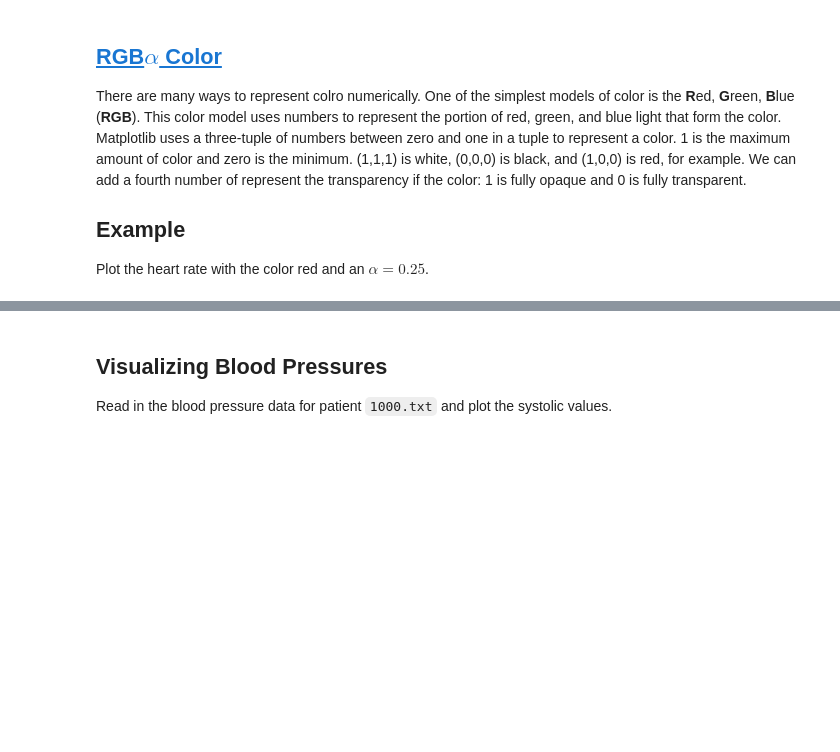
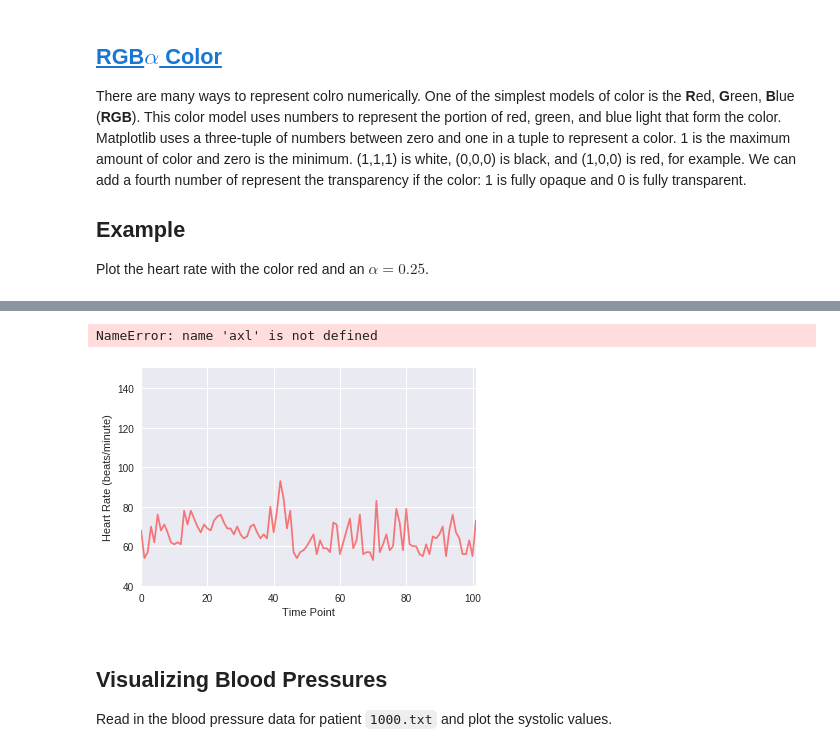
Before and after one commit to zhenyulu2/my_decart_bootcamp, a Jupyter notebook: modules/module2/visualizing_numeric_data.ipynb, the cells around one changed output, grey strips where cells are left out. Cells and saved outputs as stored; diff of their text form; code cells hidden in the pictures; blank space fills up the shorter version.

```diff
--- a/modules/module2/visualizing_numeric_data.ipynb
+++ b/modules/module2/visualizing_numeric_data.ipynb
@@ -91,9 +139,13 @@ hr["heart rate"].plot(color=(1,0,0, 0.25))
 # %%
 fig1, ax1 = plt.subplots(1)
-hr["heart rate"].plot(color=(1,0,0, 0.25), ax=ax1)
+hr["heart rate"].plot(color=(1,0,0, 0.5), ax=ax1)
 ax1.set_xlabel("Time Point")
 ax1.set_ylabel("Heart Rate (beats/minute)")
 ax1.set_ylim((40, 150))
+axl.lengend()
+# %% [output]
+NameError: name 'axl' is not defined
+[figure, added]
 # %% [markdown]
 ## Visualizing Blood Pressures
 
```
Also changed, not shown: parts of 17 cells of this notebook, 22 other files.
